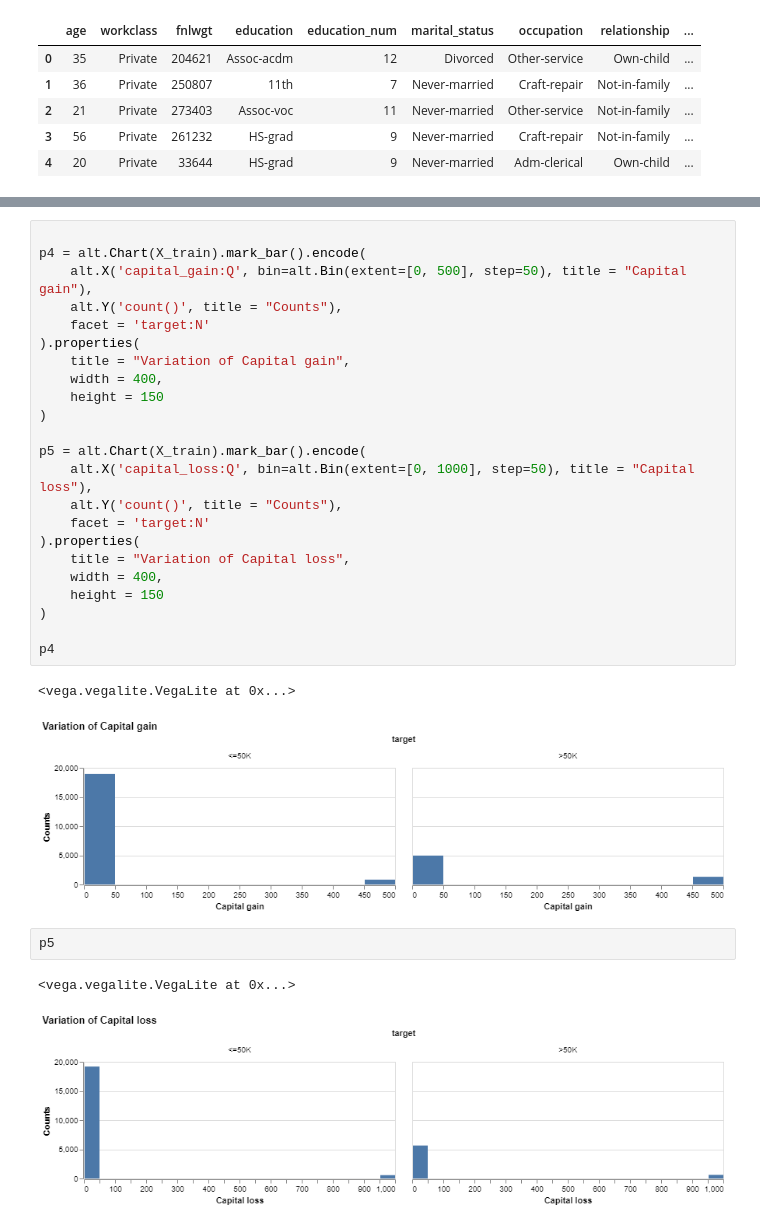
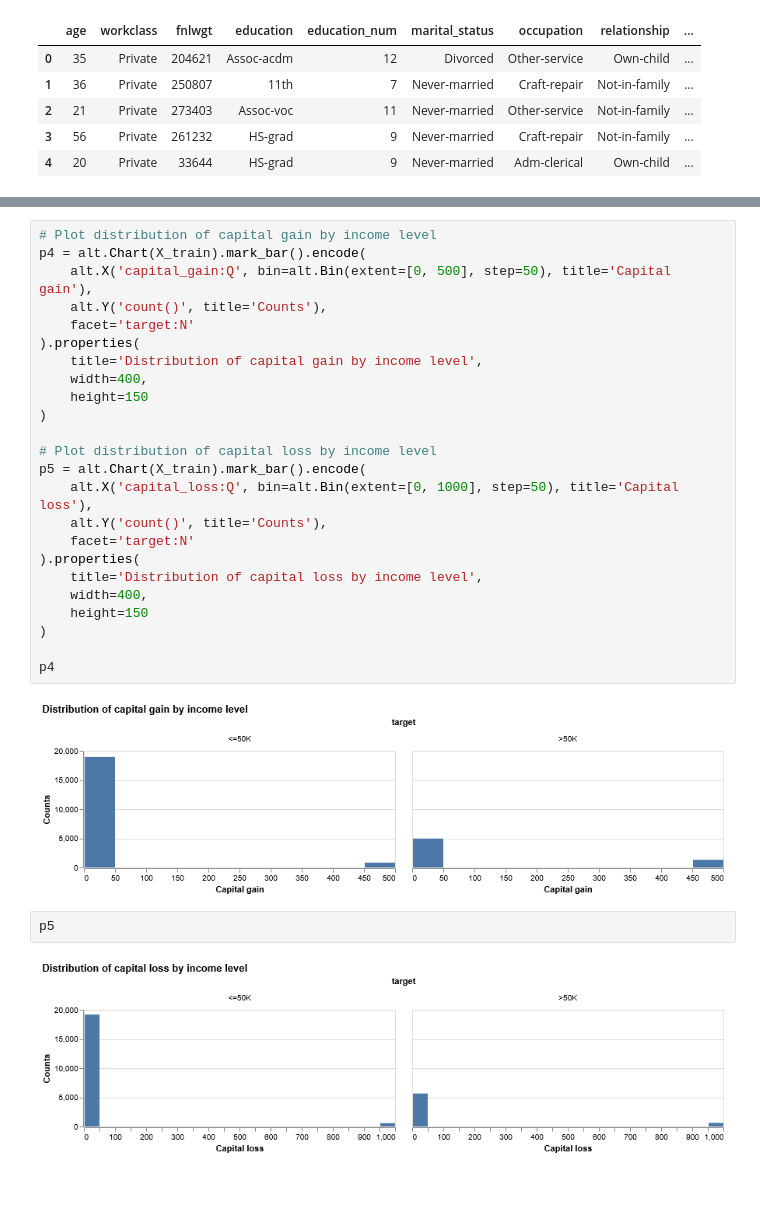
Before and after one commit to UBC-MDS/DSCI_522_group-307, a Jupyter notebook: eda/EDA_Adult_data.ipynb, the cells around one changed output, grey strips where cells are left out. Drawn from its saved outputs; the diff is of its cells as text; blank space fills up the shorter version.

```diff
--- a/eda/EDA_Adult_data.ipynb
+++ b/eda/EDA_Adult_data.ipynb
@@ -183,32 +180,31 @@ p3
 # %%
-
+# Plot distribution of capital gain by income level
 p4 = alt.Chart(X_train).mark_bar().encode(
-    alt.X('capital_gain:Q', bin=alt.Bin(extent=[0, 500], step=50), title = "Capital gain"),
-    alt.Y('count()', title = "Counts"),
-    facet = 'target:N'
+    alt.X('capital_gain:Q', bin=alt.Bin(extent=[0, 500], step=50), title='Capital gain'),
+    alt.Y('count()', title='Counts'),
+    facet='target:N'
 ).properties(
-    title = "Variation of Capital gain",
-    width = 400,
-    height = 150
+    title='Distribution of capital gain by income level',
+    width=400,
+    height=150
 )
 
+# Plot distribution of capital loss by income level
 p5 = alt.Chart(X_train).mark_bar().encode(
-    alt.X('capital_loss:Q', bin=alt.Bin(extent=[0, 1000], step=50), title = "Capital loss"),
-    alt.Y('count()', title = "Counts"),
-    facet = 'target:N'
+    alt.X('capital_loss:Q', bin=alt.Bin(extent=[0, 1000], step=50), title='Capital loss'),
+    alt.Y('count()', title='Counts'),
+    facet='target:N'
 ).properties(
-    title = "Variation of Capital loss",
-    width = 400,
-    height = 150
+    title='Distribution of capital loss by income level',
+    width=400,
+    height=150
 )
 
 p4
 # %% [output]
-<vega.vegalite.VegaLite at 0x...>
-[figure, old version]
+[figure, new version]
 # %%
 p5
 # %% [output]
-<vega.vegalite.VegaLite at 0x...>
-[figure, old version]
+[figure, new version]
 # %%
```
Also changed, not shown: parts of 20 cells of this notebook, 1 other file.
